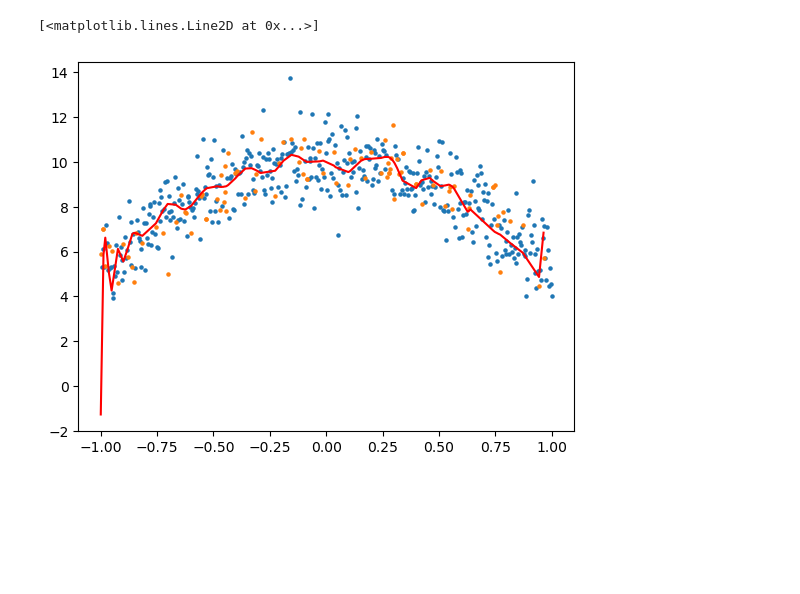
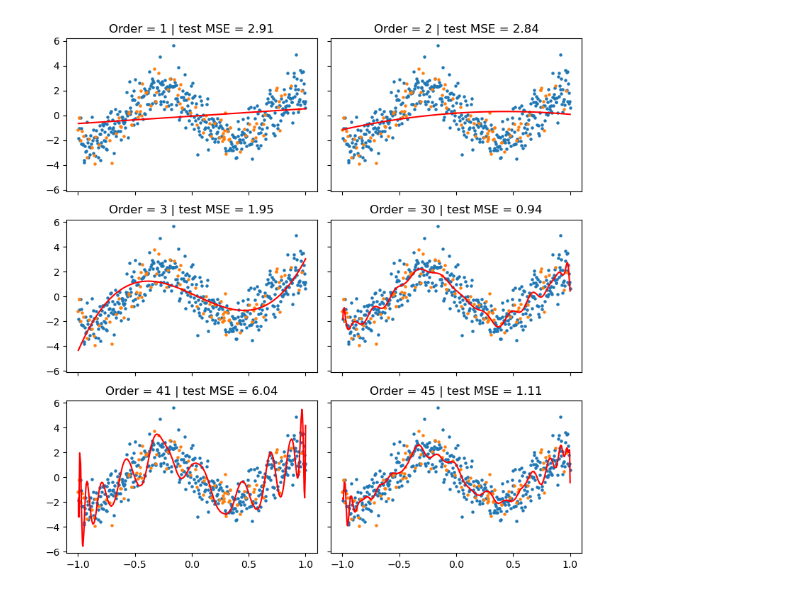
Before and after one commit to PrinceJavier/princejavier.github.io, a Jupyter notebook: _sources/supervised_learning/double_descent.ipynb, the cells around one changed output. Drawn from its saved outputs; the diff is of its cells as text; code cells hidden in the pictures; blank space fills up the shorter version.

```diff
--- a/_sources/supervised_learning/double_descent.ipynb
+++ b/_sources/supervised_learning/double_descent.ipynb
@@ -6,38 +15,56 @@ from sklearn.preprocessing import PolynomialFeatures
 # %%
+import numpy as np
+import matplotlib.pyplot as plt
+from sklearn.linear_model import LinearRegression
+from sklearn.preprocessing import PolynomialFeatures
+
 # Sample data
 np.random.seed(42)
 X = np.linspace(-1, 1, 500)
-y = 10 * np.cos(X) + np.random.normal(0, 1, size=len(X))
+y =  2 * np.cos(X*5 - 5) + np.random.normal(0, 1, size=len(X))
 
 count_test = 100
-test_inds = np.random.randint(0, len(X), size=count_test)
-train_inds = list(set(range(len(X))) - set(test_inds))
+test_inds = sorted(np.random.randint(0, len(X), size=count_test))
+train_inds = sorted(list(set(range(len(X))) - set(test_inds)))
 
 X_train = X[train_inds]
 X_test = X[test_inds]
 
 y_train = y[train_inds]
 y_test = y[test_inds]
 
-plt.scatter(X_train, y_train, s=5)
-plt.scatter(X_test, y_test, s=5)
+test_mses = []
+train_mses = []
+degrees = range(1, 50, 1)
+# Polynomial transformation
+fig, axs = plt.subplots(3, 2, figsize=(8, 8), sharey=True, sharex=True)
+axs = axs.flatten()
+i = 0
+for degree in degrees:
+    poly = PolynomialFeatures(degree=degree)
+    X_poly = poly.fit_transform(X_train.reshape(-1, 1))
 
-# Polynomial transformation
-degree = 50
-poly = PolynomialFeatures(degree=degree)
-X_poly = poly.fit_transform(X_train.reshape(-1, 1))
+    # Train model
+    model = LinearRegression().fit(X_poly, y_train)
 
-# Train model
-model = LinearRegression().fit(X_poly, y_train)
+    # Prediction
+    y_pred_train = model.predict(X_poly)
+    train_mse = np.mean((y_train - y_pred_train)**2)
+    train_mses += [train_mse]
 
-# Prediction
-y_pred = model.predict(X_poly)
-# plt.plot(X_train, y_pred, c='r')
+    X_poly_test = poly.transform(X_test.reshape(-1, 1))
+    y_pred_test = model.predict(X_poly_test)
 
-X_test_sorted = np.sort(X_test)
-X_poly_test = poly.fit_transform(X_test_sorted.reshape(-1, 1))
-y_pred_test = model.predict(X_poly_test)
-plt.plot(X_test_sorted, y_pred_test, c='r')
+    test_mse = np.mean((y_test - y_pred_test)**2)
+    test_mses += [test_mse]
+
+    if degree in [1, 2, 3, 30, 41, 45]:
+        axs[i].scatter(X_train, y_train, s=5)
+        axs[i].scatter(X_test, y_test, s=5)
+        axs[i].plot(X_train, y_pred_train, c='r')
+        axs[i].set_title(f"Order = {degree} | test MSE = {test_mse:.2f}")
+        i += 1
+
+plt.tight_layout()
 # %% [output]
-[<matplotlib.lines.Line2D at 0x...>]
-[figure, old version]
+[figure, new version]
```
Also changed, not shown: parts of 3 cells of this notebook, 8 other files.
